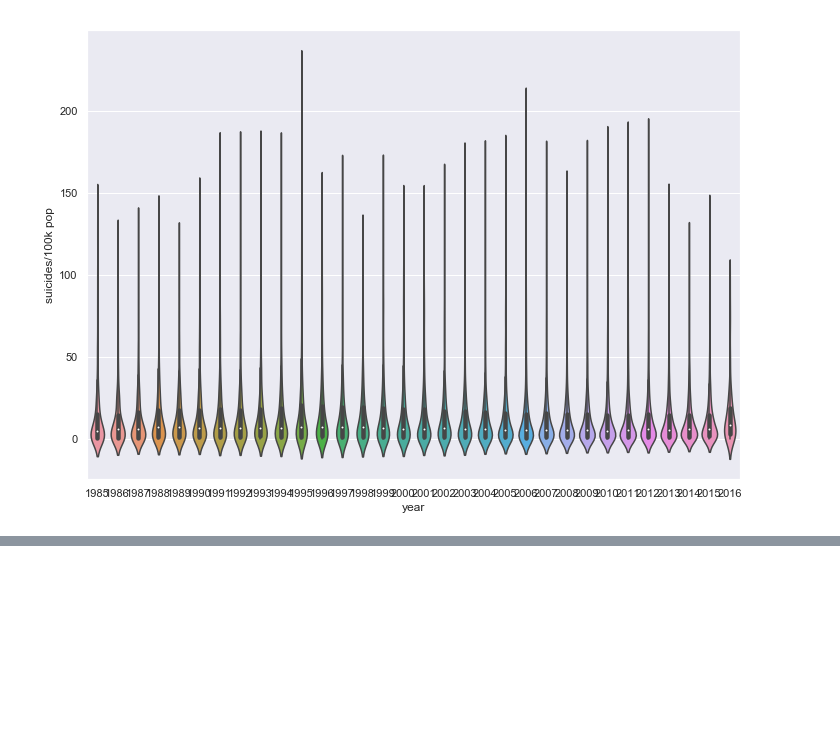
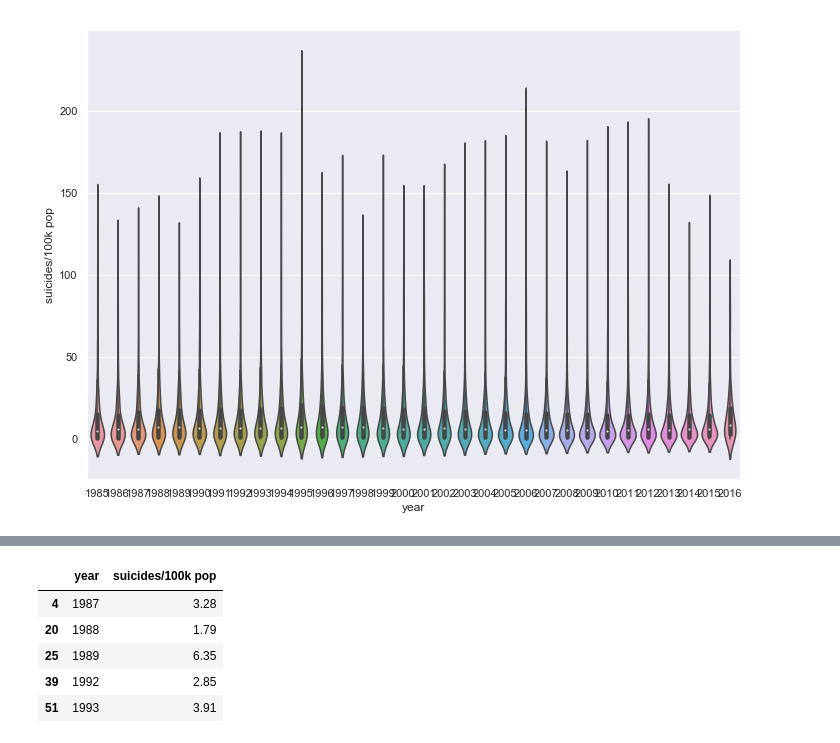
Before and after one commit to cherishkim42/DS-1.1-Data-Analysis, a Jupyter notebook: Personal-Project/Final-Project.ipynb, the cells around one changed output, grey strips where cells are left out. Saved outputs shown, nothing was run; the diff lists cells and outputs as text; code cells hidden in the pictures; blank space fills up the shorter version.

```diff
--- a/Personal-Project/Final-Project.ipynb
+++ b/Personal-Project/Final-Project.ipynb
@@ -248,0 +271,10 @@ Access to mental health resources
+# %%
+narrow_df = males_only.drop(columns=['country', 'sex', 'age'])
+narrow_df.head()
+# %% [output]
+|  | year | suicides/100k pop |
+| 4 | 1987 | 3.28 |
+| 20 | 1988 | 1.79 |
+| 25 | 1989 | 6.35 |
+| 39 | 1992 | 2.85 |
+| 51 | 1993 | 3.91 |
```
Also changed, not shown: parts of 10 cells of this notebook.
